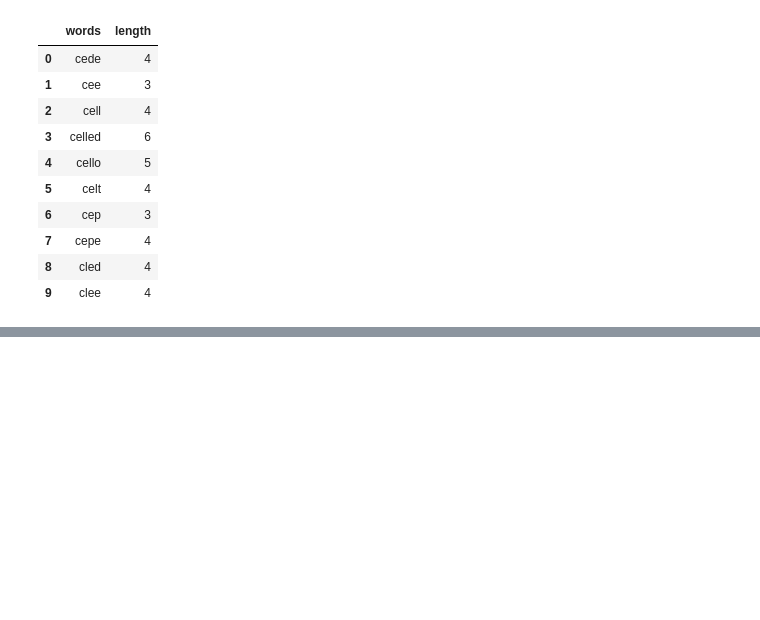
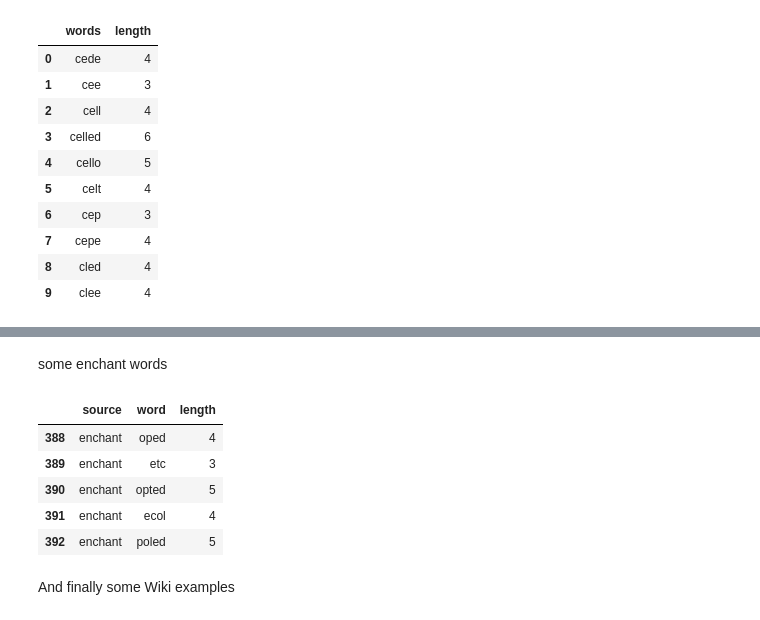
Before and after one commit to nate-walter/Words-From-The-Eye-Chart, a Jupyter notebook: Snellen_Words.ipynb, the cells around one changed output, grey strips where cells are left out. Cells and saved outputs as stored; diff of their text form; code cells hidden in the pictures; blank space fills up the shorter version.

```diff
--- a/Snellen_Words.ipynb
+++ b/Snellen_Words.ipynb
@@ -668,0 +702,4 @@ All of the words are comprised soley of letters from the Snellen Eye Chart!
+# %%
+data.drop(data[data['word'].str.count('(?i)[aeiou]') < 1].index, inplace=True)
+# %%
+data = data.reset_index(drop=True)
@@ -668,0 +725,13 @@ All of the words are comprised soley of letters from the Snellen Eye Chart!
+# %% [markdown]
+some enchant words
+# %%
+data[388:393]
+# %% [output]
+|  | source | word | length |
+| 388 | enchant | oped | 4 |
+| 389 | enchant | etc | 3 |
+| 390 | enchant | opted | 5 |
+| 391 | enchant | ecol | 4 |
+| 392 | enchant | poled | 5 |
+# %% [markdown]
+And finally some Wiki examples
```
Also changed, not shown: parts of 110 cells of this notebook.
